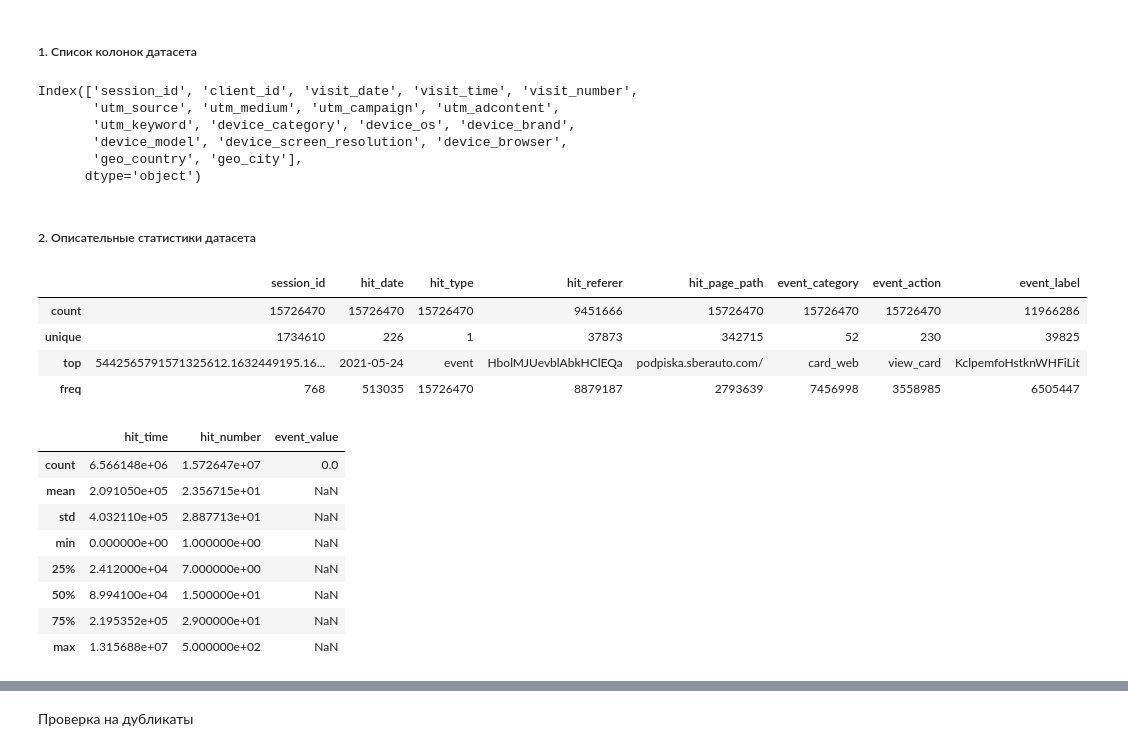
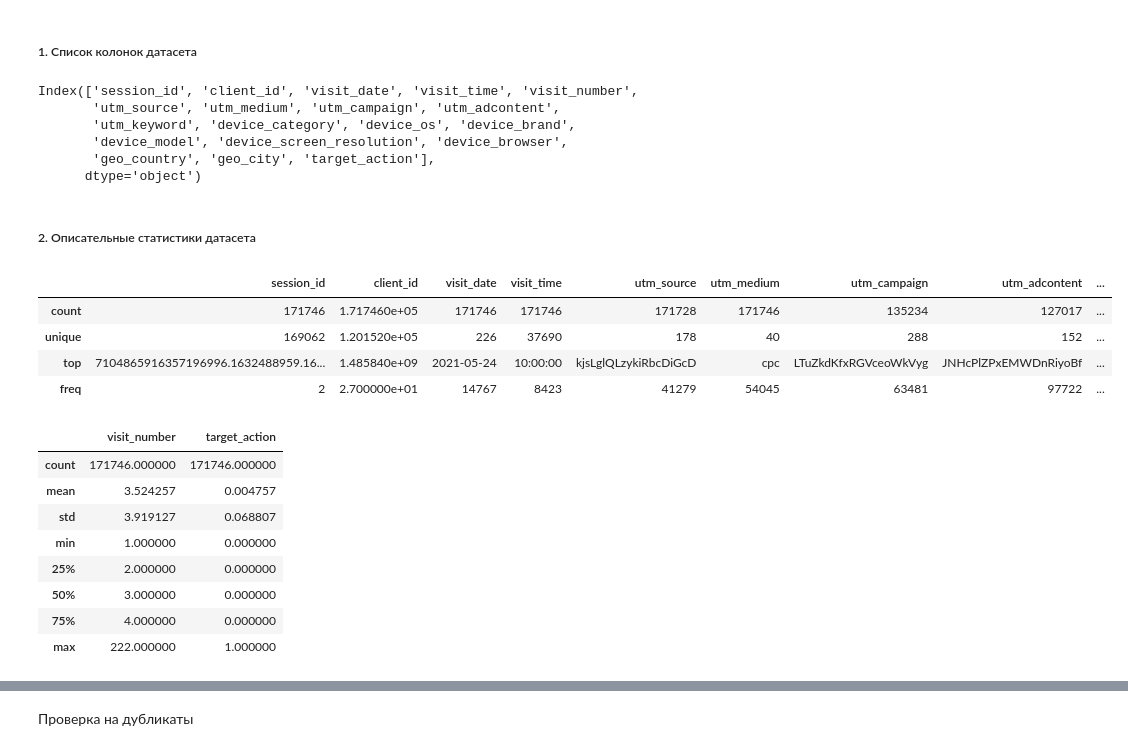
Before and after one commit to IgorKolotushkin/ds_diploma, a Jupyter notebook: diploma.ipynb, the cells around one changed output, grey strips where cells are left out. Saved outputs shown, nothing was run; the diff lists cells and outputs as text; code cells hidden in the pictures.

```diff
--- a/diploma.ipynb
+++ b/diploma.ipynb
@@ -128,0 +133,8 @@ for data in df_hits['session_id'].values:
+# %%
+com_df = df_sessons.merge(
+    df_hits,
+    how='inner',
+    left_on=['session_id', 'visit_date', 'visit_number'],
+    right_on=['session_id', 'hit_date', 'hit_number'],
+    )
+com_df.head()
@@ -128,0 +153,4 @@ for data in df_hits['session_id'].values:
+# %%
+drop_column_list = [col for col in com_df.columns if 'hit_' in col or 'event_' in col]
+com_df = com_df.drop(columns=drop_column_list, axis=0)
+com_df.head()
@@ -131,34 +168,34 @@ for data in df_hits['session_id'].values:
 # %% [markdown]
 ##### 1. Список колонок датасета
 # %%
-df_sessons.columns
+com_df.columns
 # %% [output]
 Index(['session_id', 'client_id', 'visit_date', 'visit_time', 'visit_number',
        'utm_source', 'utm_medium', 'utm_campaign', 'utm_adcontent',
        'utm_keyword', 'device_category', 'device_os', 'device_brand',
        'device_model', 'device_screen_resolution', 'device_browser',
-       'geo_country', 'geo_city'],
+       'geo_country', 'geo_city', 'target_action'],
       dtype='object')
 # %% [markdown]
 ##### 2. Описательные статистики датасета
 # %%
-df.describe(include=[object])
+com_df.describe(include=[object])
 # %% [output]
-|  | session_id | hit_date | hit_type | hit_referer | hit_page_path | event_category | event_action | event_label |
-| count | 15726470 | 15726470 | 15726470 | 9451666 | 15726470 | 15726470 | 15726470 | 11966286 |
-| unique | 1734610 | 226 | 1 | 37873 | 342715 | 52 | 230 | 39825 |
-| top | 5442565791571325612.1632449195.16... | 2021-05-24 | event | HbolMJUevblAbkHClEQa | podpiska.sberauto.com/ | card_web | view_card | KclpemfoHstknWHFiLit |
-| freq | 768 | 513035 | 15726470 | 8879187 | 2793639 | 7456998 | 3558985 | 6505447 |
+|  | session_id | client_id | visit_date | visit_time | utm_source | utm_medium | utm_campaign | utm_adcontent | ... |
+| count | 171746 | 1.717460e+05 | 171746 | 171746 | 171728 | 171746 | 135234 | 127017 | ... |
+| unique | 169062 | 1.201520e+05 | 226 | 37690 | 178 | 40 | 288 | 152 | ... |
+| top | 7104865916357196996.1632488959.16... | 1.485840e+09 | 2021-05-24 | 10:00:00 | kjsLglQLzykiRbcDiGcD | cpc | LTuZkdKfxRGVceoWkVyg | JNHcPlZPxEMWDnRiyoBf | ... |
+| freq | 2 | 2.700000e+01 | 14767 | 8423 | 41279 | 54045 | 63481 | 97722 | ... |
 # %%
-df.describe(exclude=[object])
+com_df.describe(exclude=[object])
 # %% [output]
-|  | hit_time | hit_number | event_value |
-| count | 6.566148e+06 | 1.572647e+07 | 0.0 |
-| mean | 2.091050e+05 | 2.356715e+01 | NaN |
-| std | 4.032110e+05 | 2.887713e+01 | NaN |
-| min | 0.000000e+00 | 1.000000e+00 | NaN |
-| 25% | 2.412000e+04 | 7.000000e+00 | NaN |
-| 50% | 8.994100e+04 | 1.500000e+01 | NaN |
-| 75% | 2.195352e+05 | 2.900000e+01 | NaN |
-| max | 1.315688e+07 | 5.000000e+02 | NaN |
+|  | visit_number | target_action |
+| count | 171746.000000 | 171746.000000 |
+| mean | 3.524257 | 0.004757 |
+| std | 3.919127 | 0.068807 |
+| min | 1.000000 | 0.000000 |
+| 25% | 2.000000 | 0.000000 |
+| 50% | 3.000000 | 0.000000 |
+| 75% | 4.000000 | 0.000000 |
+| max | 222.000000 | 1.000000 |
 # %%
```
Also changed, not shown: parts of 20 cells of this notebook, 1 other file.
